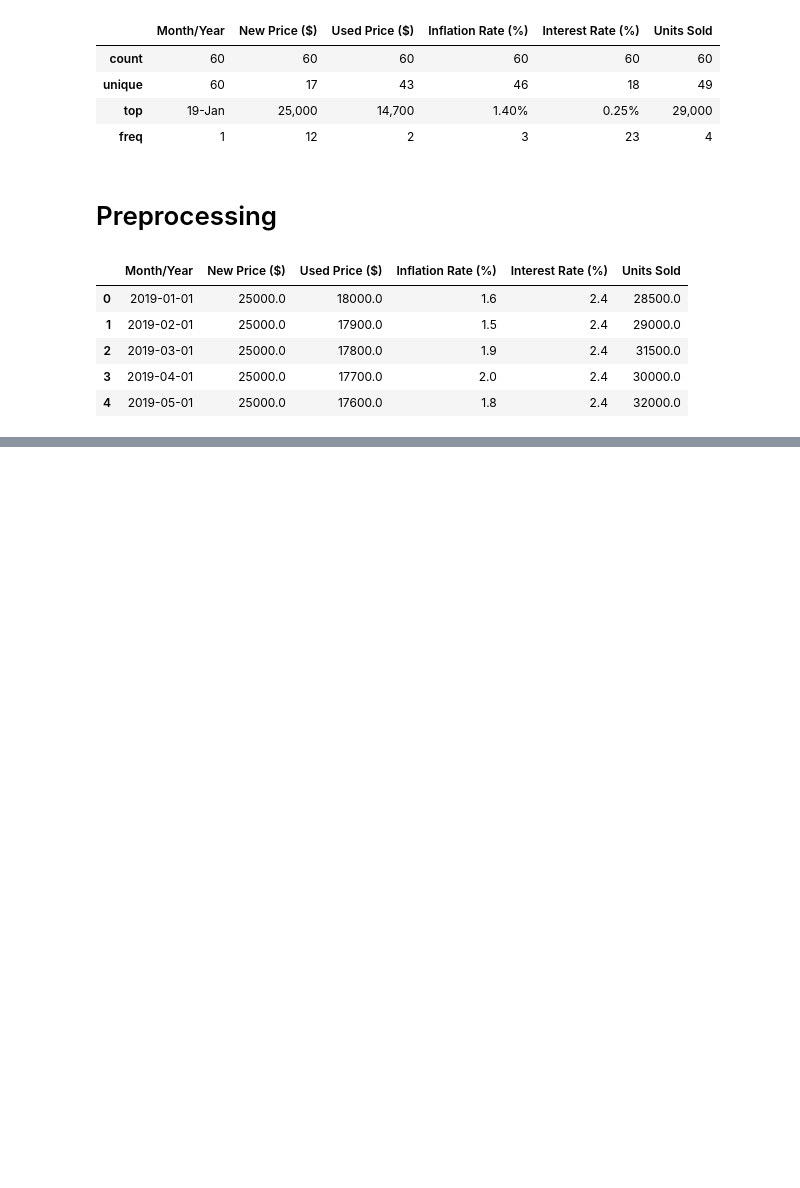
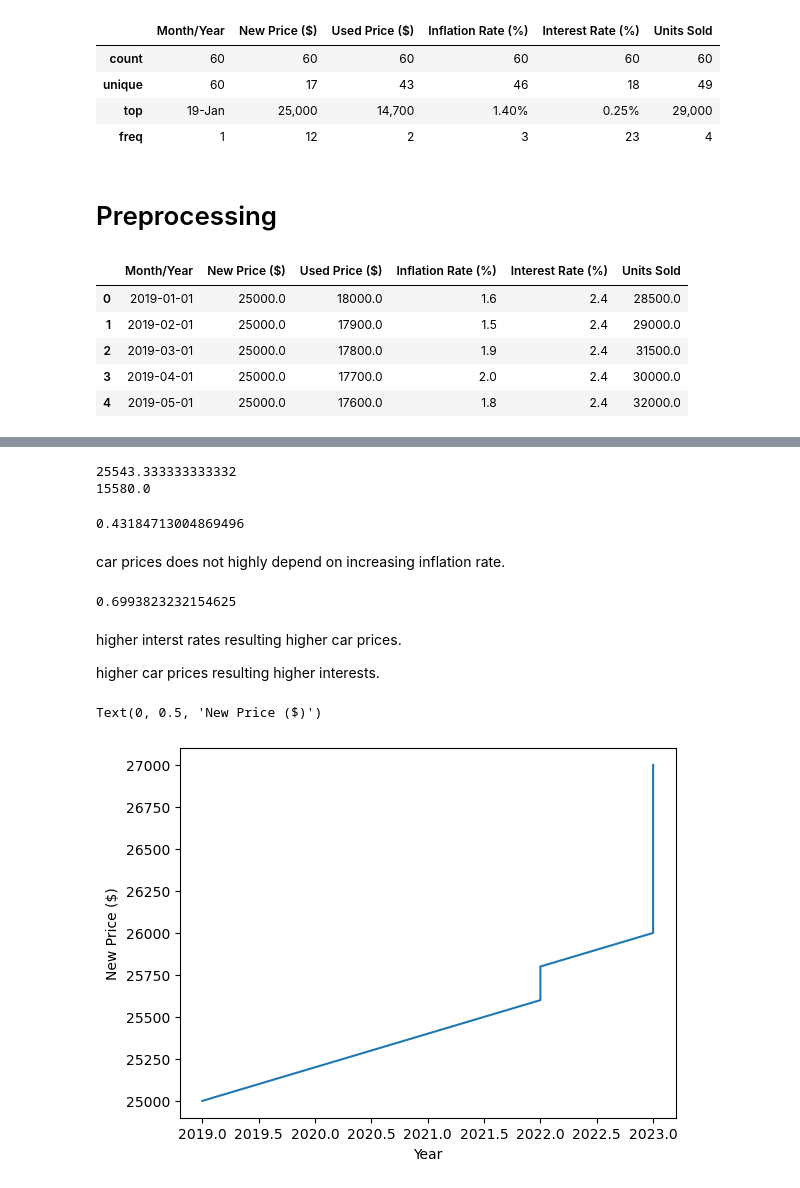
Before and after one commit to ikanhaiya/Python-for-DS-ML, a Jupyter notebook: Analysis and visulization/auto-prices-and-economic-trends-20192023/Automobile_prices.ipynb, the cells around one changed output, grey strips where cells are left out. Cells and saved outputs as stored; diff of their text form; code cells hidden in the pictures; blank space fills up the shorter version.

Commit message:
Automobile dataset analysis

```diff
--- a/Analysis and visulization/auto-prices-and-economic-trends-20192023/Automobile_prices.ipynb
+++ b/Analysis and visulization/auto-prices-and-economic-trends-20192023/Automobile_prices.ipynb
@@ -63,3 +65,9 @@ data.head()
 | 2 | 2019-03-01 | 25000.0 | 17800.0 | 1.9 | 2.4 | 31500.0 |
 | 3 | 2019-04-01 | 25000.0 | 17700.0 | 2.0 | 2.4 | 30000.0 |
 | 4 | 2019-05-01 | 25000.0 | 17600.0 | 1.8 | 2.4 | 32000.0 |
+# %%
+
+# Dropping the columns that are not needed for analysis( like last row with na value in all columns)
+
+data.dropna(how='all', inplace=True)
+data
@@ -65,0 +94,3 @@ data.head()
+# %%
+data['Year'] = data['Month/Year'].dt.year
+data['Month'] = data['Month/Year'].dt.month
@@ -65,0 +118,32 @@ data.head()
+# %%
+print(data['New Price ($)'].mean())
+print(data['Used Price ($)'].mean())
+# %% [output]
+25543.333333333332
+15580.0
+# %%
+corr_carPrice_infl = data['Inflation Rate (%)'].corr(data['New Price ($)'])
+
+corr_carPrice_infl
+# %% [output]
+0.43184713004869496
+# %% [markdown]
+car prices does not highly depend on increasing inflation rate.
+# %%
+corr_carPrice_int = data['New Price ($)'].corr(data['Interest Rate (%)'])
+
+corr_carPrice_int
+# %% [output]
+0.6993823232154625
+# %% [markdown]
+higher interst rates resulting higher car prices.
+
+higher car prices resulting higher interests.
+# %%
+units_sold = plt.plot(data['Year'], data['New Price ($)'])
+
+plt.xlabel('Year')
+plt.ylabel('New Price ($)')
+# %% [output]
+Text(0, 0.5, 'New Price ($)')
+[figure, added]
```
Also changed, not shown: parts of 20 cells of this notebook, 1 other file.
